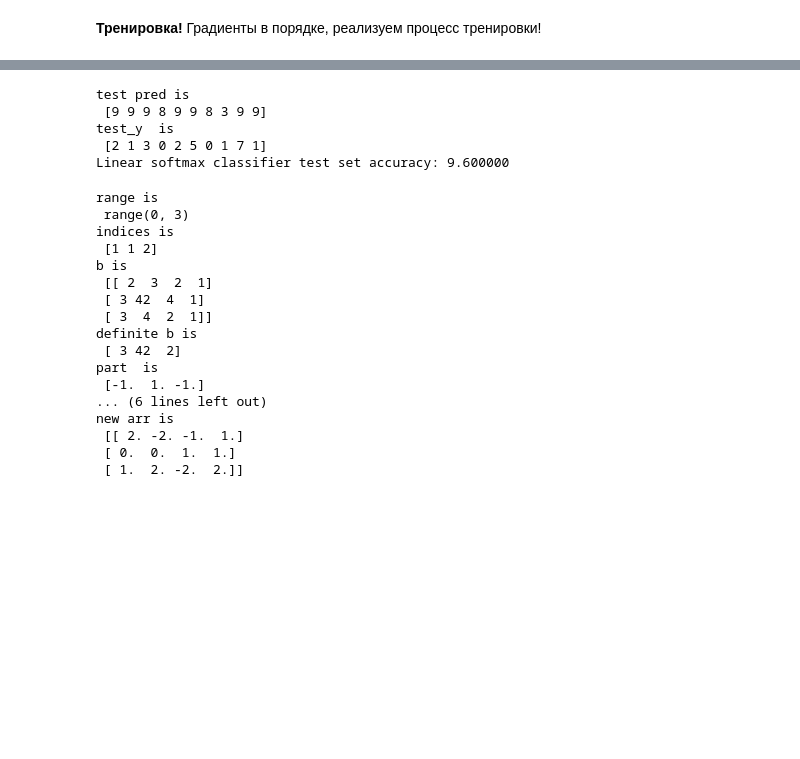
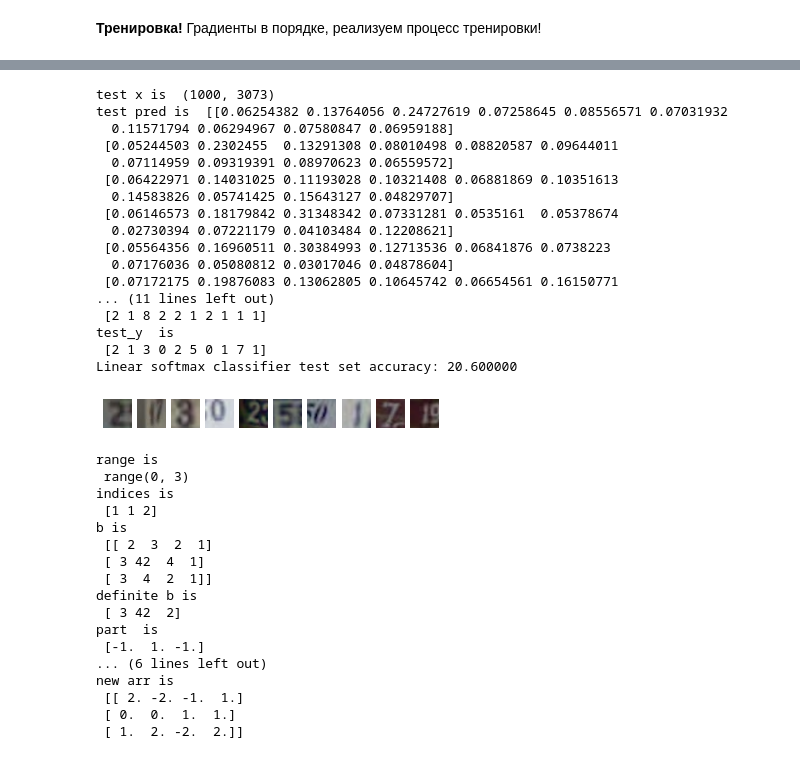
Before and after one commit to ArseniyKa/Mashine-Learning-Examples, a Jupyter notebook: LinearClassifier.ipynb, the cells around one changed output, grey strips where cells are left out. Cells and saved outputs as stored; diff of their text form; code cells hidden in the pictures; blank space fills up the shorter version.

```diff
--- a/LinearClassifier.ipynb
+++ b/LinearClassifier.ipynb
@@ -258,39 +249,52 @@ plt.plot(loss_history)
 # %%
 # classifier = linear_classifer.LinearSoftmaxClassifier()
 # print("features is ", test_X.shape[1])
 # classifier.initW(test_X.shape[0],10)
 
 
-# print("test x is ", test_X.shape)
-# test_pred = classifier.predict(test_X[:10])
-# print("test pred is ", test_pred)
-# label = np.argmax(test_pred, axis=1)
-# # print("test pred ", test_pred)
-# print("label is ", label)
-# # plt.imshow(old_test_X[3].astype(np.uint8))
-# number = 10
-# plot_index = 1
-# for class_index in range(number):
-#         plt.subplot(1, number, plot_index)
+print("test x is ", test_X.shape)
+test_pred = classifier.predict(test_X[:10])
+print("test pred is ", test_pred)
+label = np.argmax(test_pred, axis=1)
+# print("test pred ", test_pred)
+print("label is ", label)
+# plt.imshow(old_test_X[3].astype(np.uint8))
+number = 10
+plot_index = 1
+for class_index in range(number):
+        plt.subplot(1, number, plot_index)
 
-#         image = old_test_X[class_index]
-#         plt.imshow(image.astype(np.uint8))
-#         plt.axis('off')
-#         plot_index += 1
+        image = old_test_X[class_index]
+        plt.imshow(image.astype(np.uint8))
+        plt.axis('off')
+        plot_index += 1
 
 # plt.show()
 test_pred = classifier.predict(test_X)
 test_pred = np.argmax(test_pred, axis=1)
 print("test pred is \n", test_pred[:10])
 print("test_y  is \n", test_y[:10])
 test_accuracy = multiclass_accuracy(test_pred, test_y)*100
 print('Linear softmax classifier test set accuracy: %f' % (test_accuracy, ))
 # %% [output]
-test pred is
- [9 9 9 8 9 9 8 3 9 9]
+test x is  (1000, 3073)
+test pred is  [[0.06254382 0.13764056 0.24727619 0.07258645 0.08556571 0.07031932
+  0.11571794 0.06294967 0.07580847 0.06959188]
+ [0.05244503 0.2302455  0.13291308 0.08010498 0.08820587 0.09644011
+  0.07114959 0.09319391 0.08970623 0.06559572]
+ [0.06422971 0.14031025 0.11193028 0.10321408 0.06881869 0.10351613
+  0.14583826 0.05741425 0.15643127 0.04829707]
+ [0.06146573 0.18179842 0.31348342 0.07331281 0.0535161  0.05378674
+  0.02730394 0.07221179 0.04103484 0.12208621]
+ [0.05564356 0.16960511 0.30384993 0.12713536 0.06841876 0.0738223
+  0.07176036 0.05080812 0.03017046 0.04878604]
+ [0.07172175 0.19876083 0.13062805 0.10645742 0.06654561 0.16150771
+... (11 lines left out)
+ [2 1 8 2 2 1 2 1 1 1]
 test_y  is
  [2 1 3 0 2 5 0 1 7 1]
-Linear softmax classifier test set accuracy: 9.600000
+Linear softmax classifier test set accuracy: 20.600000
+[figure, added]
 # %%
 # a = np.array([[[2,3,2,1], [3,42,4,1], [3,4,2,1]], [[2,3,2,1], [3,0,4,1], [3,4,2,1]], [[2,30,2,1], [3,1,4,1], [3,4,2,1]]])
 # print(a)
```
Also changed, not shown: parts of 7 cells of this notebook, 1 other file.
